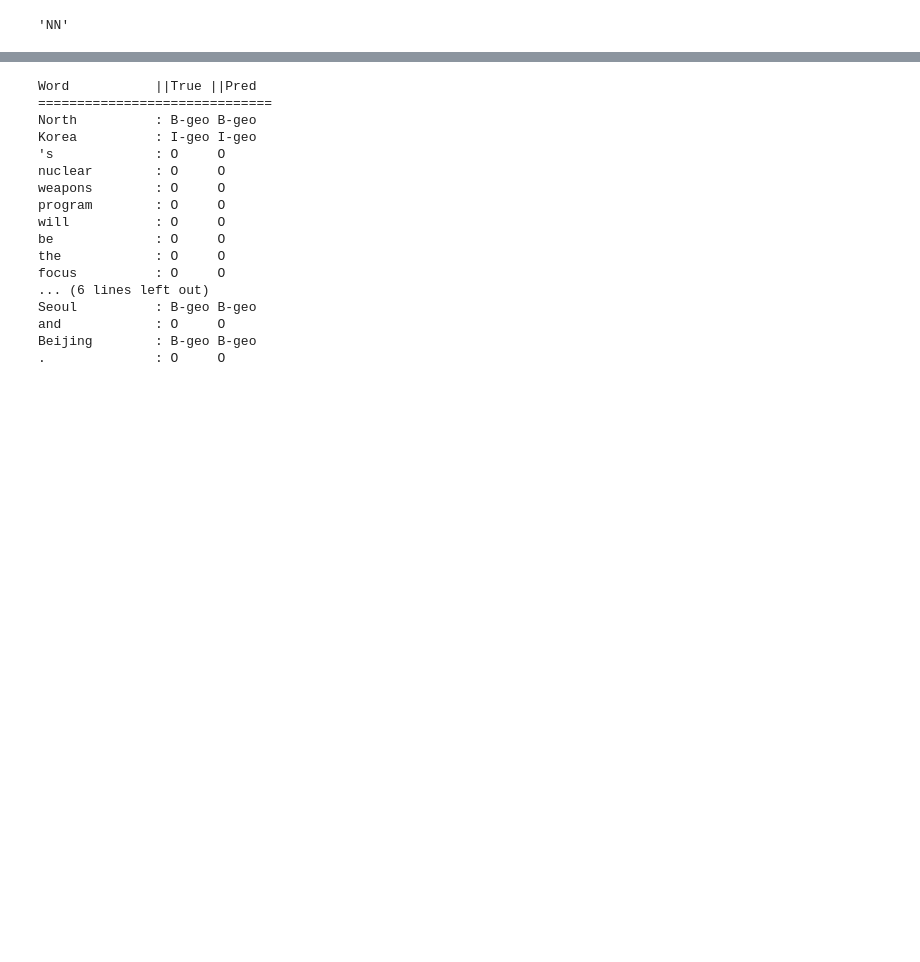
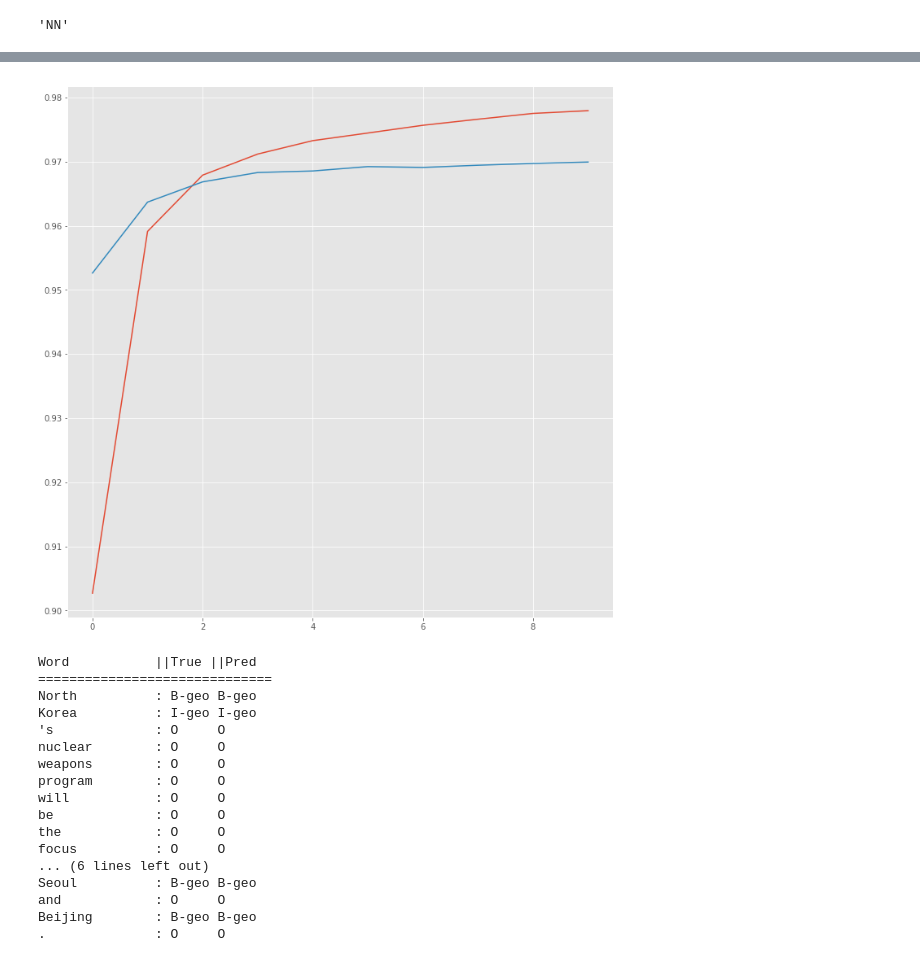
Before and after one commit to mansi1189/Named-Entity-Recognition-, a Jupyter notebook: NER_using_embedding.ipynb, the cells around one changed output, grey strips where cells are left out. Drawn from its saved outputs; the diff is of its cells as text; code cells hidden in the pictures; blank space fills up the shorter version.

```diff
--- a/NER_using_embedding.ipynb
+++ b/NER_using_embedding.ipynb
@@ -171,7 +200,7 @@ out = TimeDistributed(Dense(n_tags + 1, activation="softmax"))(main_lstm)
 
 model = Model([word_in, char_in], out)
 # %%
-model.compile(optimizer="adam", loss="sparse_categorical_crossentropy")
+model.compile(optimizer="adam", loss="sparse_categorical_crossentropy",metrics=['accuracy'])
 # %%
 model.summary()
 # %% [output]
@@ -219,3 +248,12 @@ Epoch 10/10
 hist = pd.DataFrame(history.history)
 # %%
 model.save('new.h5')
+# %%
+import matplotlib.pyplot as plt
+plt.style.use("ggplot")
+plt.figure(figsize=(12,12))
+plt.plot(hist["acc"])
+plt.plot(hist["val_acc"])
+plt.show()
+# %% [output]
+[figure, added]
```
Also changed, not shown: parts of 18 cells of this notebook.
